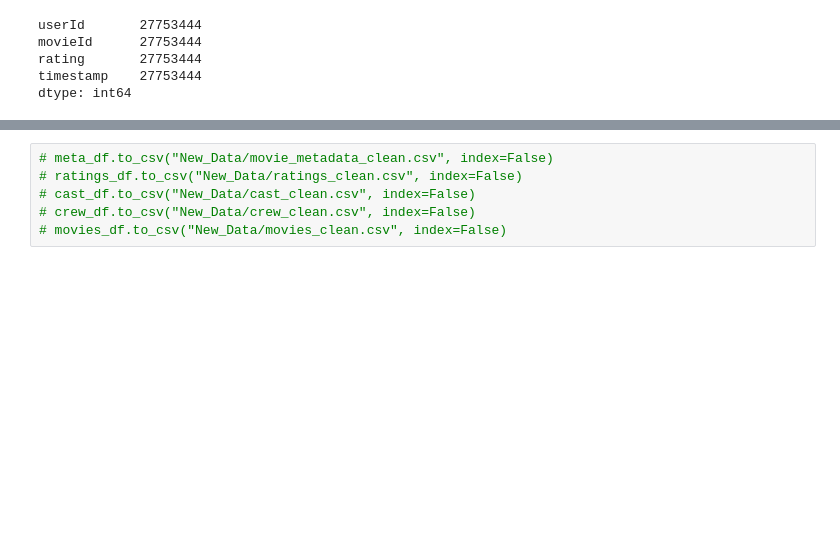
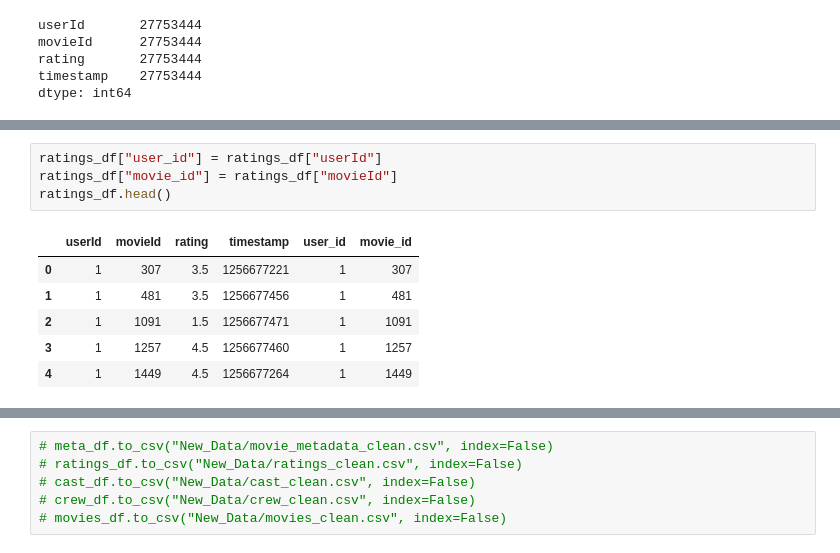
Before and after one commit to HelyxM/Final-Project, a Jupyter notebook: Data_Cleaning_Populate_ERD.ipynb, the cells around one changed output, grey strips where cells are left out. Saved outputs shown, nothing was run; the diff lists cells and outputs as text; blank space fills up the shorter version.

```diff
--- a/Data_Cleaning_Populate_ERD.ipynb
+++ b/Data_Cleaning_Populate_ERD.ipynb
@@ -188,0 +169,11 @@ dtype: int64
+# %%
+ratings_df["user_id"] = ratings_df["userId"]
+ratings_df["movie_id"] = ratings_df["movieId"]
+ratings_df.head()
+# %% [output]
+|  | userId | movieId | rating | timestamp | user_id | movie_id |
+| 0 | 1 | 307 | 3.5 | 1256677221 | 1 | 307 |
+| 1 | 1 | 481 | 3.5 | 1256677456 | 1 | 481 |
+| 2 | 1 | 1091 | 1.5 | 1256677471 | 1 | 1091 |
+| 3 | 1 | 1257 | 4.5 | 1256677460 | 1 | 1257 |
+| 4 | 1 | 1449 | 4.5 | 1256677264 | 1 | 1449 |
```
Also changed, not shown: parts of 33 cells of this notebook, 1 other file.
